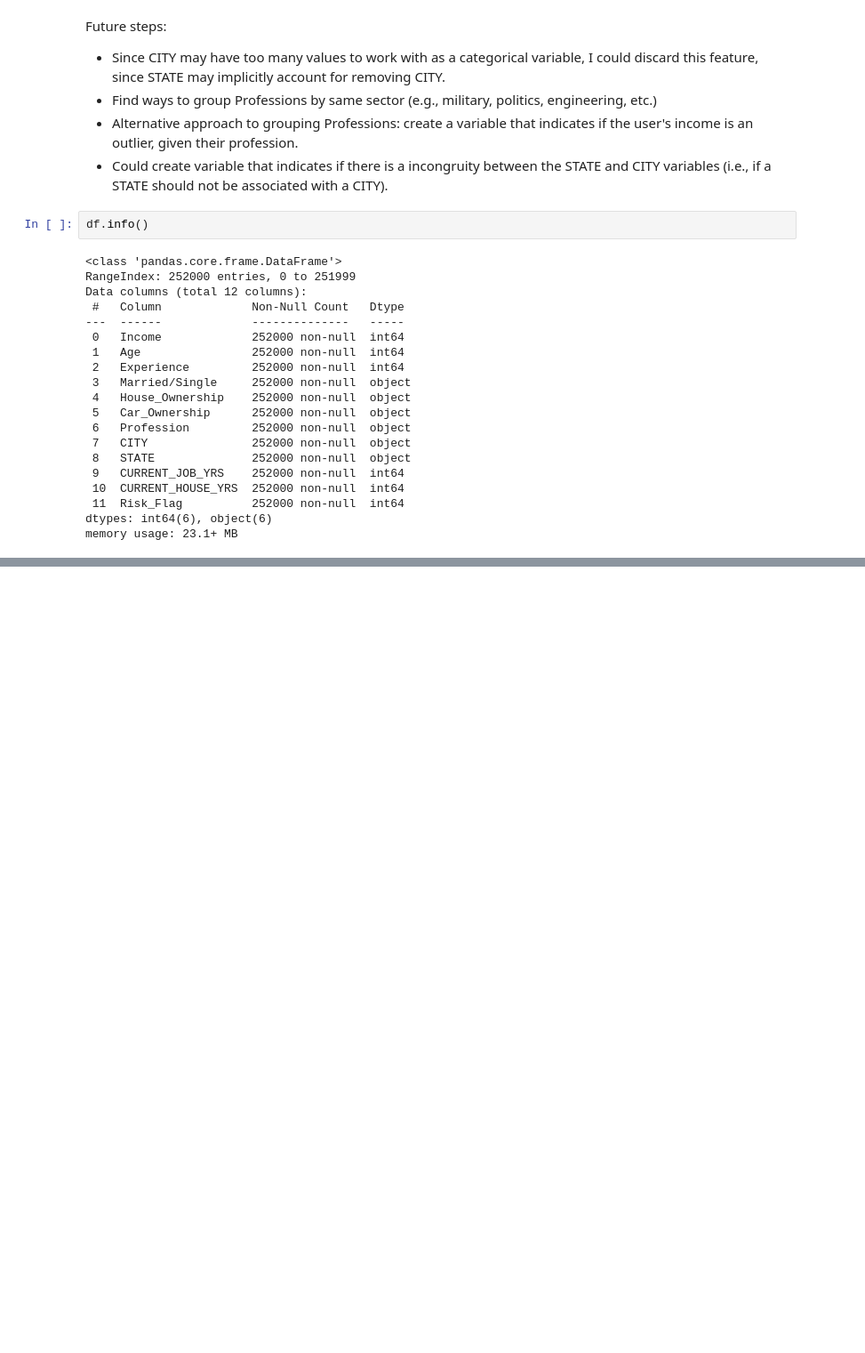
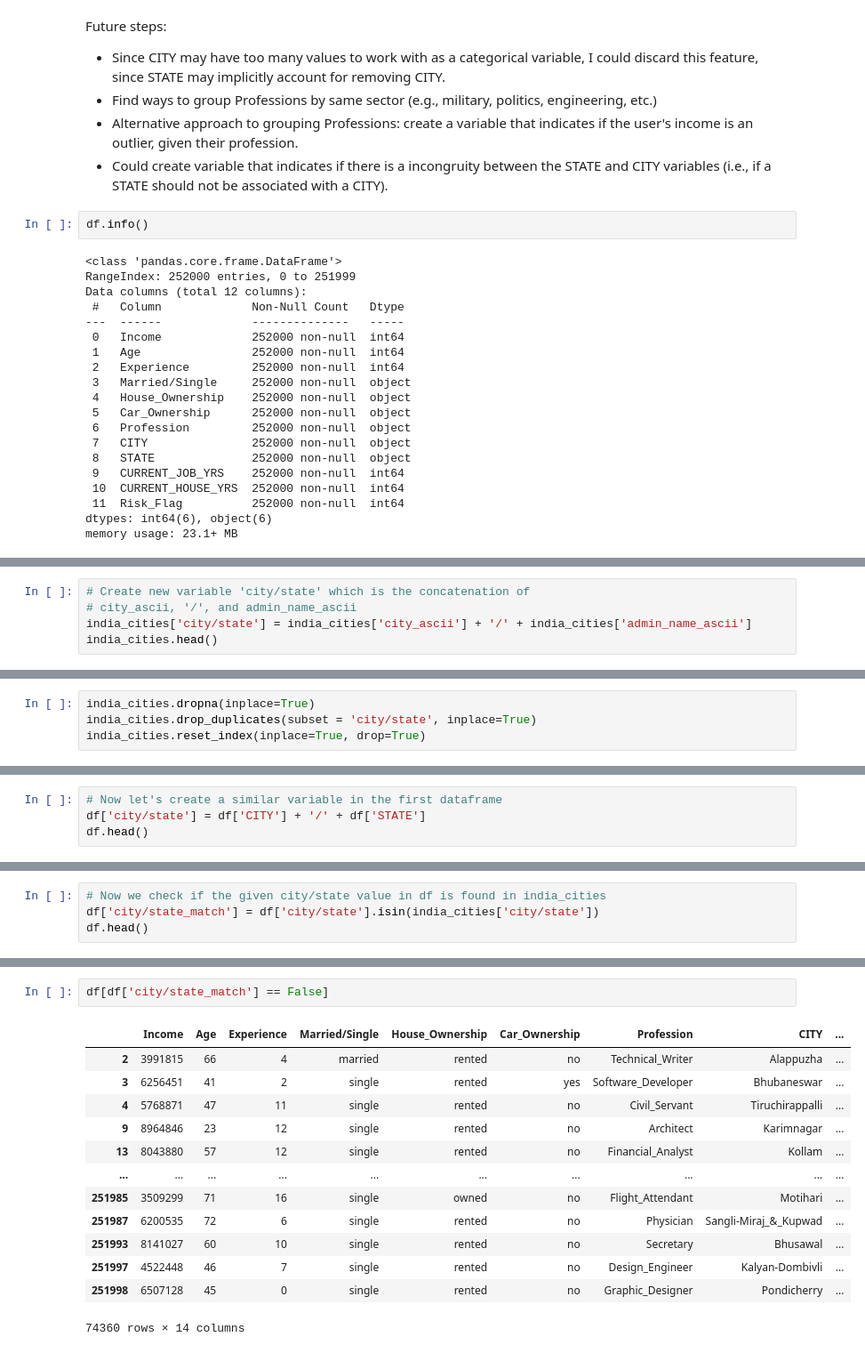
Before and after one commit to BenjaminUy/Predicting-Loan-User-Default-Risk, a Jupyter notebook: notebooks/Cleaning_&_Analysis.ipynb, the cells around one changed output, grey strips where cells are left out. Shown at 89% size. Drawn from its saved outputs; the diff is of its cells as text; blank space fills up the shorter version.

Commit message:
Initial work with verifying city/state

```diff
--- a/notebooks/Cleaning_&_Analysis.ipynb
+++ b/notebooks/Cleaning_&_Analysis.ipynb
@@ -294,0 +324,5 @@ memory usage: 23.1+ MB
+# %%
+# Create new variable 'city/state' which is the concatenation of
+# city_ascii, '/', and admin_name_ascii
+india_cities['city/state'] = india_cities['city_ascii'] + '/' + india_cities['admin_name_ascii']
+india_cities.head()
@@ -294,0 +336,4 @@ memory usage: 23.1+ MB
+# %%
+india_cities.dropna(inplace=True)
+india_cities.drop_duplicates(subset = 'city/state', inplace=True)
+india_cities.reset_index(inplace=True, drop=True)
@@ -294,0 +354,4 @@ memory usage: 23.1+ MB
+# %%
+# Now let's create a similar variable in the first dataframe
+df['city/state'] = df['CITY'] + '/' + df['STATE']
+df.head()
@@ -294,0 +365,4 @@ memory usage: 23.1+ MB
+# %%
+# Now we check if the given city/state value in df is found in india_cities
+df['city/state_match'] = df['city/state'].isin(india_cities['city/state'])
+df.head()
@@ -294,0 +384,16 @@ memory usage: 23.1+ MB
+# %%
+df[df['city/state_match'] == False]
+# %% [output]
+|  | Income | Age | Experience | Married/Single | House_Ownership | Car_Ownership | Profession | CITY | ... |
+| 2 | 3991815 | 66 | 4 | married | rented | no | Technical_Writer | Alappuzha | ... |
+| 3 | 6256451 | 41 | 2 | single | rented | yes | Software_Developer | Bhubaneswar | ... |
+| 4 | 5768871 | 47 | 11 | single | rented | no | Civil_Servant | Tiruchirappalli | ... |
+| 9 | 8964846 | 23 | 12 | single | rented | no | Architect | Karimnagar | ... |
+| 13 | 8043880 | 57 | 12 | single | rented | no | Financial_Analyst | Kollam | ... |
+| ... | ... | ... | ... | ... | ... | ... | ... | ... | ... |
+| 251985 | 3509299 | 71 | 16 | single | owned | no | Flight_Attendant | Motihari | ... |
+| 251987 | 6200535 | 72 | 6 | single | rented | no | Physician | Sangli-Miraj_&_Kupwad | ... |
+| 251993 | 8141027 | 60 | 10 | single | rented | no | Secretary | Bhusawal | ... |
+| 251997 | 4522448 | 46 | 7 | single | rented | no | Design_Engineer | Kalyan-Dombivli | ... |
+| 251998 | 6507128 | 45 | 0 | single | rented | no | Graphic_Designer | Pondicherry | ... |
+74360 rows × 14 columns
```
Also changed, not shown: parts of 13 cells of this notebook.
